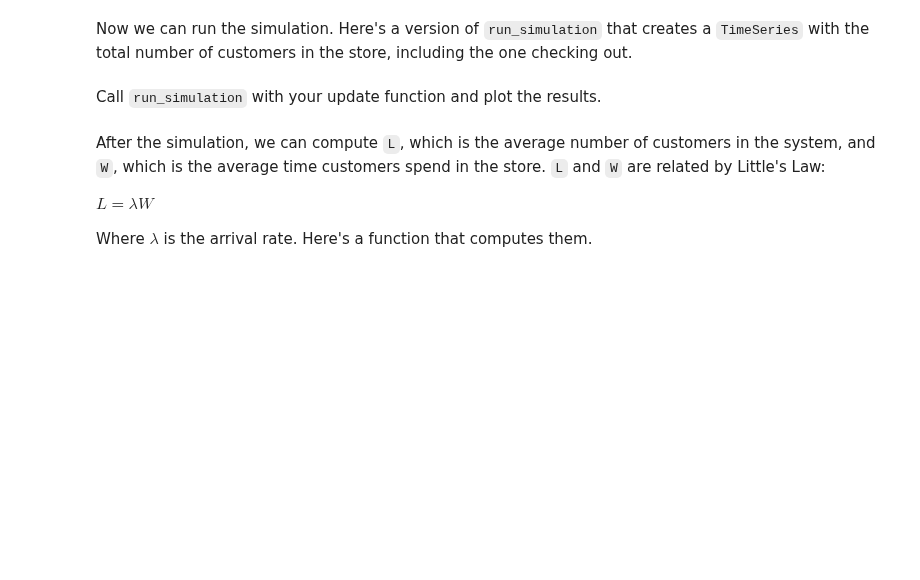
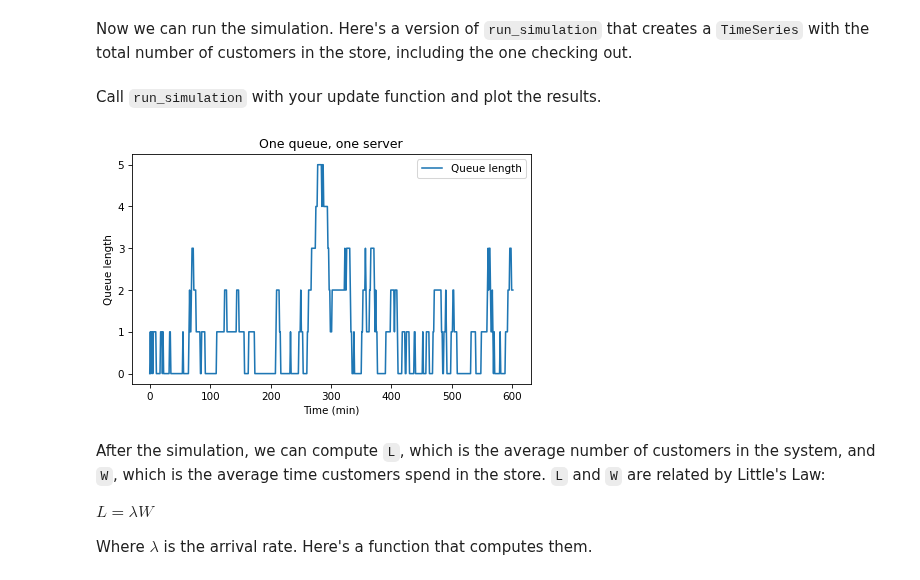
Before and after one commit to nwilliams770/academia, a Jupyter notebook: modeling_and_simulation/examples/queue.ipynb, the cells around one changed output. Cells and saved outputs as stored; diff of their text form; code cells hidden in the pictures; blank space fills up the shorter version.

Commit message:
Complete ModSimPy case study notebooks (salmon, glucose, insulin, trees, queue, filter)

```diff
--- a/modeling_and_simulation/examples/queue.ipynb
+++ b/modeling_and_simulation/examples/queue.ipynb
@@ -38,2 +23,9 @@ from modsim import *
+# %%
+def make_system(lam, mu):
+    return System(
+        lam=lam,
+        mu=mu,
+        duration=10 * 60, # 10 hours in mins
+    )
 # %% [markdown]
 Test this function by creating a `System` object with `lam=1/8` and `mu=1/5`.
@@ -50,2 +43,12 @@ It should return the total number of customers at the end of the time step.
+# %%
+def update_one_queue_one_server(x, t, system):
+    if x > 0:
+        if flip(system.mu):
+            x -= 1
+
+    if flip(system.lam):
+        x += 1
+
+    return x
 # %% [markdown]
 Test your function by calling it with `x=1`, `t=0`, and the `System` object you created.  If you run it a few times, you should see different results.
@@ -76,3 +77,16 @@ Call `run_simulation` with your update function and plot the results.
+# %%
+lam = 1/8 # arrival rate (avg 1 customer per 8 mins)
+mu = 1/5 # service rate (avg 5 mins per checkout)
+
+system = make_system(lam, mu)
+results = run_simulation(system, update_one_queue_one_server)
+
+results.plot()
+decorate(xlabel='Time (min)',
+         ylabel='Queue length',
+         title='One queue, one server')
+# %% [output]
+[figure, added]
 # %% [markdown]
 After the simulation, we can compute `L`, which is the average number of customers in the system, and `W`, which is the average time customers spend in the store.  `L` and `W` are related by Little's Law:
 
```
Also changed, not shown: parts of 41 cells of this notebook, 5 other files.
